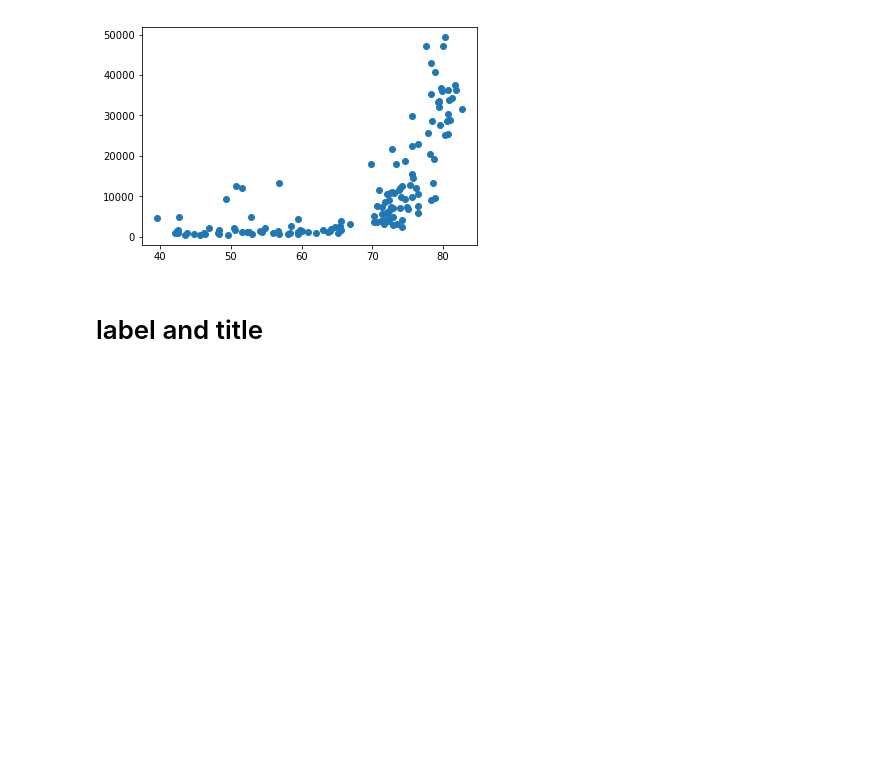
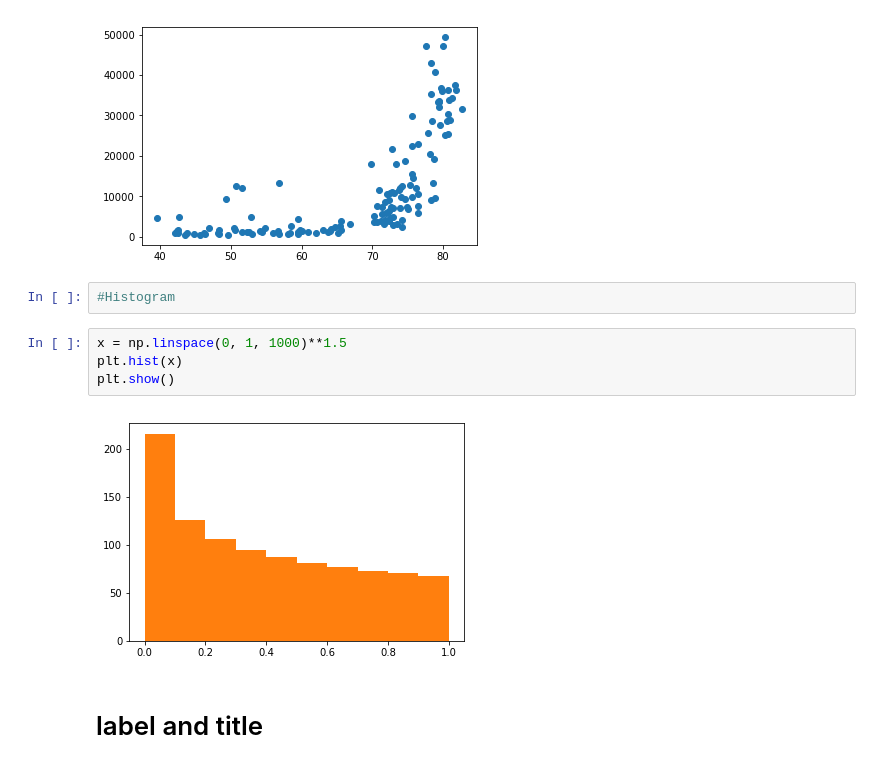
Before and after one commit to tmPolla/python, a Jupyter notebook: SketchBook/Matplotlib.ipynb, the cells around one changed output. Cells and saved outputs as stored; diff of their text form; blank space fills up the shorter version.

```diff
--- a/SketchBook/Matplotlib.ipynb
+++ b/SketchBook/Matplotlib.ipynb
@@ -38,6 +38,14 @@ plt.scatter(life_exp, gdp_cap)
 plt.show()
 # %% [output]
 [figure]
+# %%
+#Histogram
+# %%
+x = np.linspace(0, 1, 1000)**1.5
+plt.hist(x)
+plt.show()
+# %% [output]
+[figure, added]
 # %% [markdown]
 # label and title
 # %%
```
Also changed, not shown: parts of 7 cells of this notebook, 3 other files.
